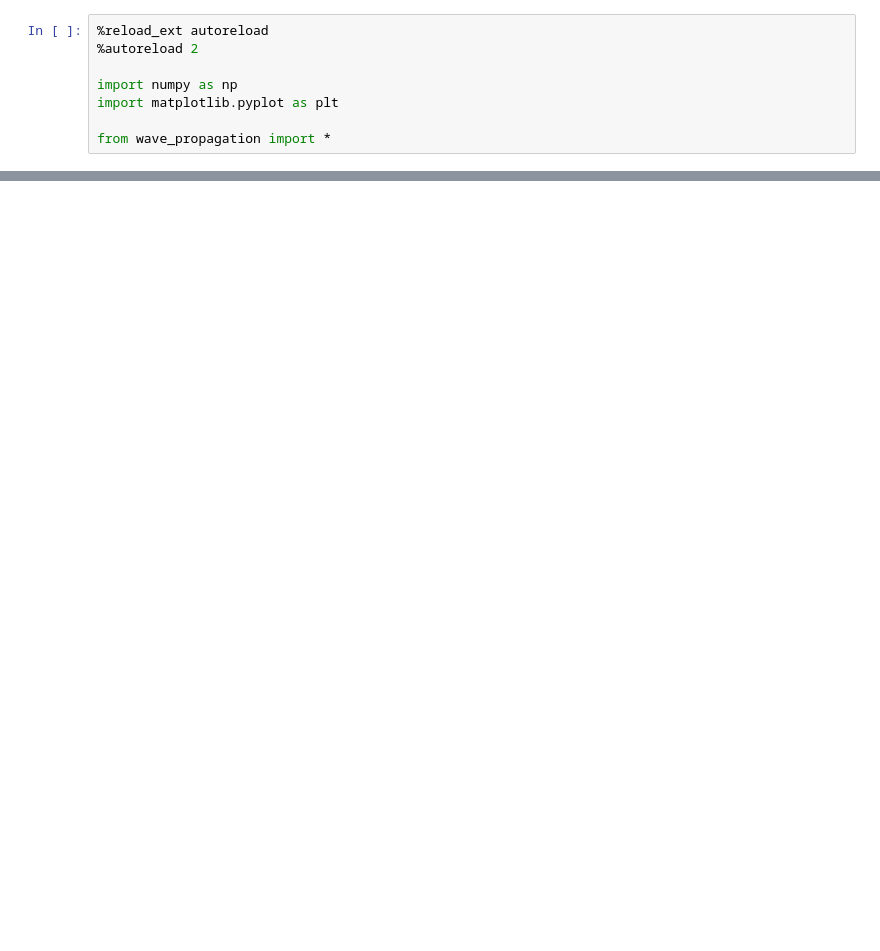
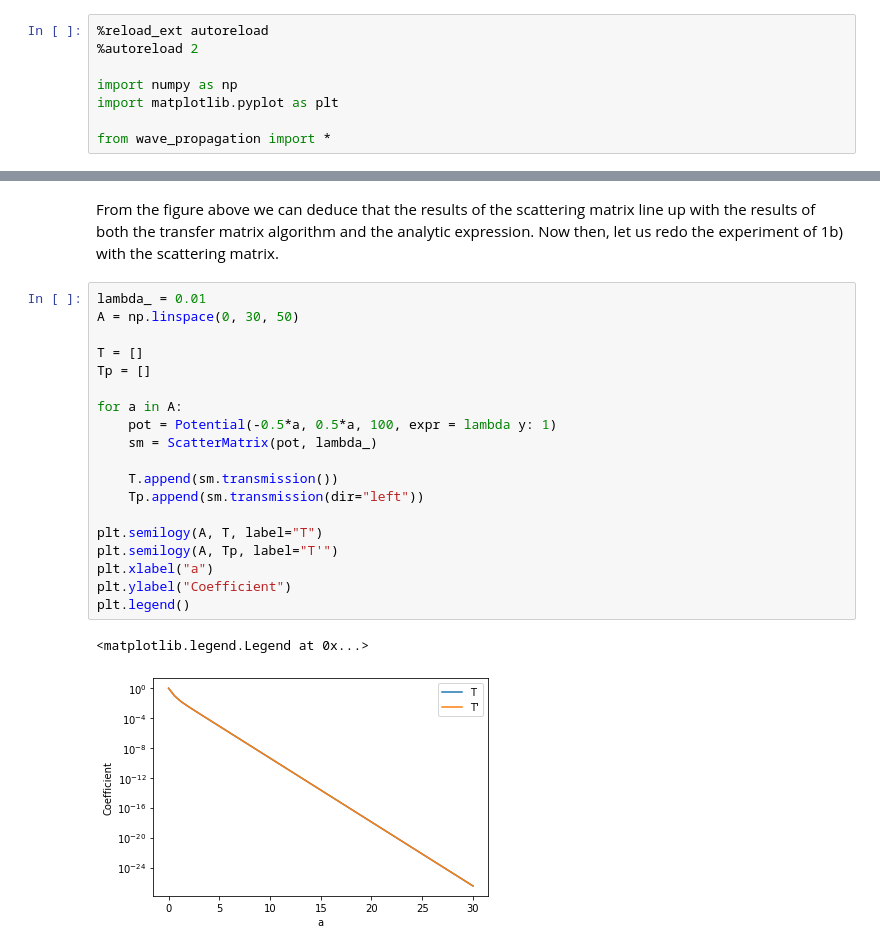
Before and after one commit to KevoSoftworks/computational_physics, a Jupyter notebook: 3_wave_propagation/wave_propagation.ipynb, the cells around one changed output, grey strips where cells are left out. Saved outputs shown, nothing was run; the diff lists cells and outputs as text; blank space fills up the shorter version.

```diff
--- a/3_wave_propagation/wave_propagation.ipynb
+++ b/3_wave_propagation/wave_propagation.ipynb
@@ -43,0 +116,24 @@ plt.scatter(y, [pot[i] for i in y])
+# %% [markdown]
+From the figure above we can deduce that the results of the scattering matrix line up with the results of both the transfer matrix algorithm and the analytic expression. Now then, let us redo the experiment of 1b) with the scattering matrix.
+# %%
+lambda_ = 0.01
+A = np.linspace(0, 30, 50)
+
+T = []
+Tp = []
+
+for a in A:
+    pot = Potential(-0.5*a, 0.5*a, 100, expr = lambda y: 1)
+    sm = ScatterMatrix(pot, lambda_)
+
+    T.append(sm.transmission())
+    Tp.append(sm.transmission(dir="left"))
+
+plt.semilogy(A, T, label="T")
+plt.semilogy(A, Tp, label="T'")
+plt.xlabel("a")
+plt.ylabel("Coefficient")
+plt.legend()
+# %% [output]
+<matplotlib.legend.Legend at 0x...>
+[figure, added]
```
Also changed, not shown: parts of 13 cells of this notebook, 1 other file.
